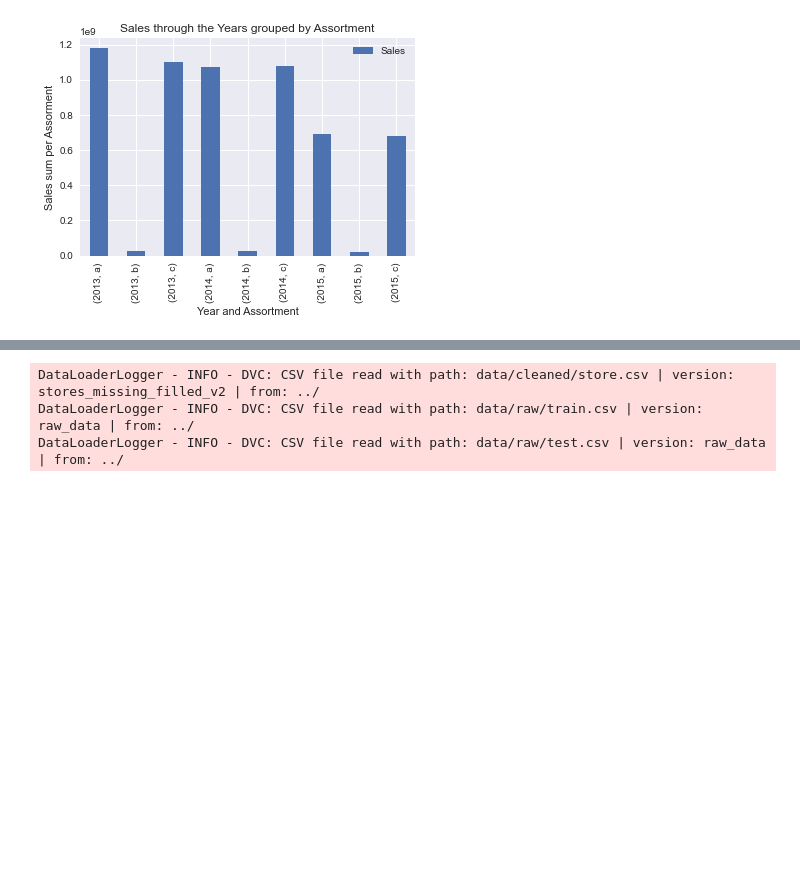
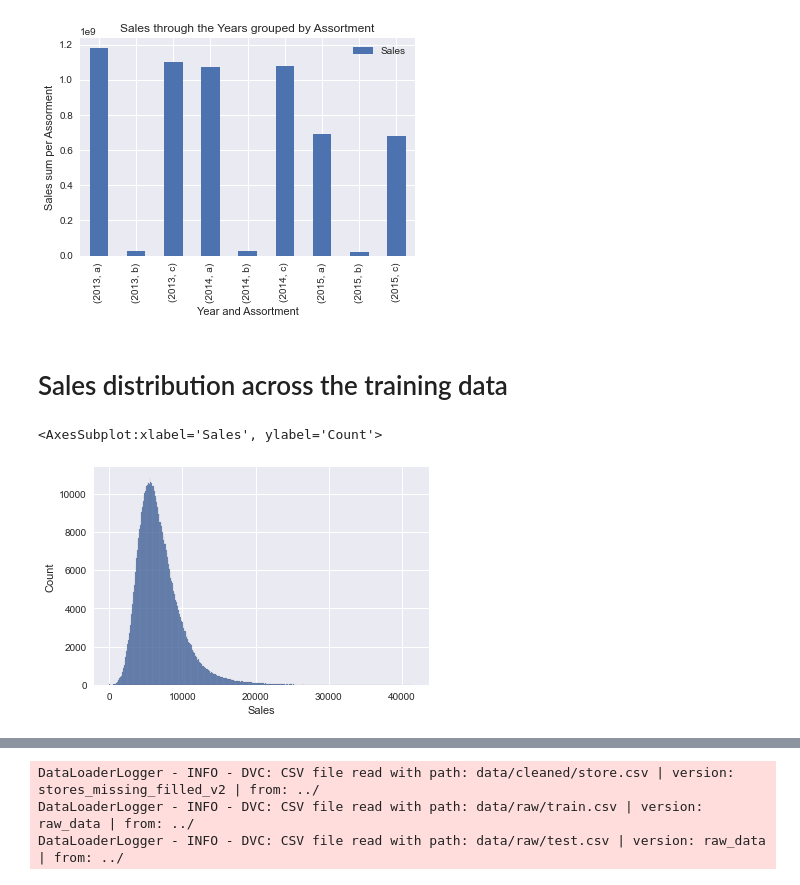
Before and after one commit to Hen0k/Rossmann-Pharmaceuticals-Sales-Forcast, a Jupyter notebook: notebooks/sales_data_exploration.ipynb, the cells around one changed output, grey strips where cells are left out. Cells and saved outputs as stored; diff of their text form; code cells hidden in the pictures; blank space fills up the shorter version.

Commit message:
notebook: show sales distribution across the dataset

```diff
--- a/notebooks/sales_data_exploration.ipynb
+++ b/notebooks/sales_data_exploration.ipynb
@@ -322,3 +322,13 @@ grouped_by_year_assortment.plot.bar(xlabel="Year and Assortment", ylabel='Sales
 # %% [output]
 <AxesSubplot:title={'center':'Sales through the Years grouped by Assortment'}, xlabel='Year and Assortment', ylabel='Sales sum per Assorment'>
 [figure]
+# %% [markdown]
+# Sales distribution across the training data
+# %%
+open_store = train_df.query("Open==1")
+open_store = open_store.sort_values(by='Date', ascending=False)
+
+sns.histplot(data=open_store, x='Sales')
+# %% [output]
+<AxesSubplot:xlabel='Sales', ylabel='Count'>
+[figure, added]
```
Also changed, not shown: parts of 3 cells of this notebook.
